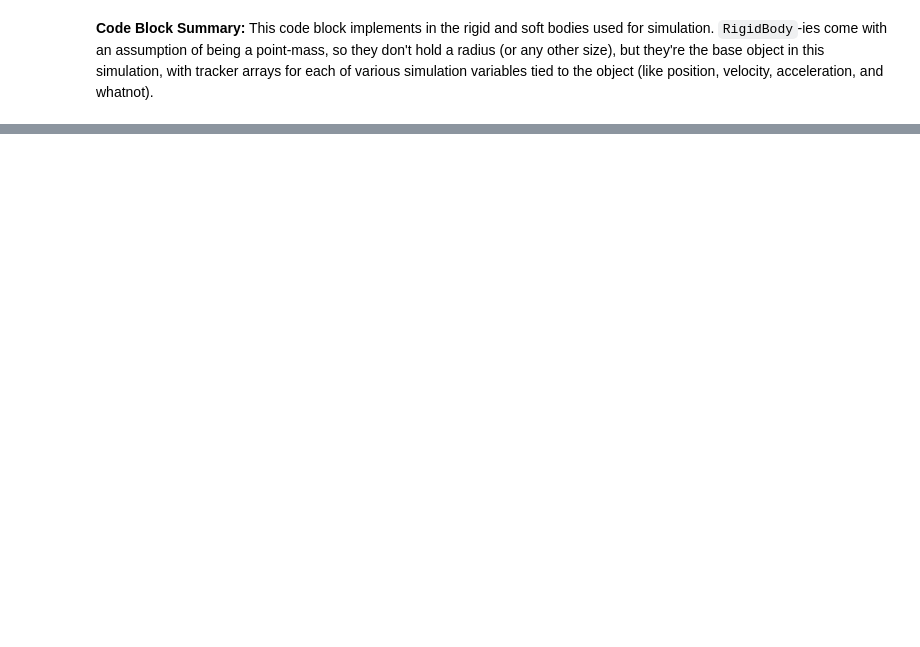
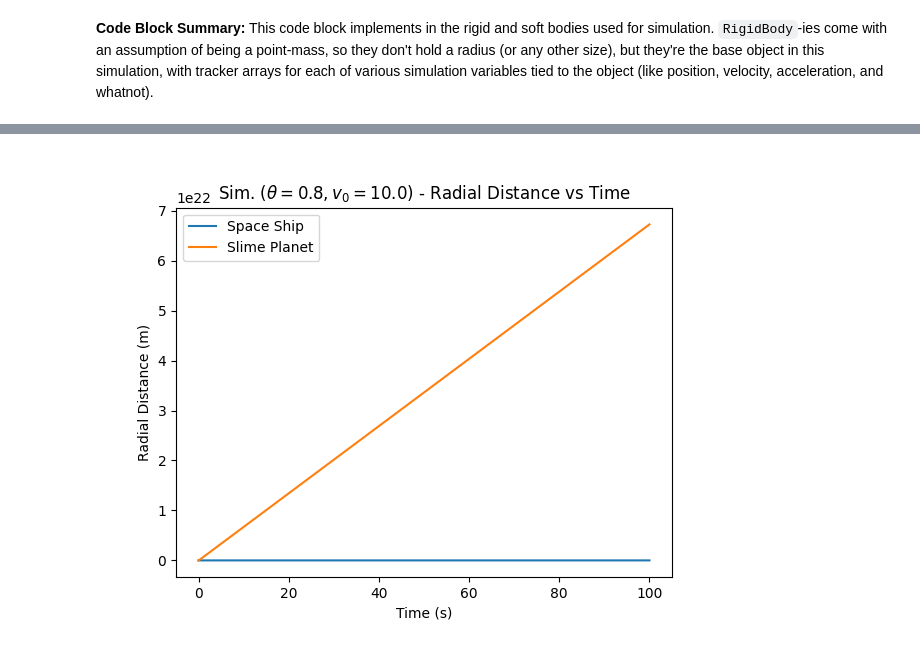
Before and after one commit to mufaro3/physics-210, a Jupyter notebook: Projects/project-1/project-1.ipynb, the cells around one changed output, grey strips where cells are left out. Cells and saved outputs as stored; diff of their text form; code cells hidden in the pictures; blank space fills up the shorter version.

```diff
--- a/Projects/project-1/project-1.ipynb
+++ b/Projects/project-1/project-1.ipynb
@@ -231,0 +253,12 @@ def simulate(objects, time_range, dt,
+# %%
+SLIME_PLANET_RADIUS=500 # m
+SLIME_STIFFNESS=200 # N/m^n - n=3/2
+SPHERICAL_GROWTH_EXPONENT=3/2
+SLIME_DAMPING_COEFFICIENT=5 # ns/m^n - n=3/2
+# %%
+SPACE_SHIP_INITIAL_POSITION=np.array([1,-1])
+SPACE_SHIP_INITIAL_DIRECTION=unit_vector([-1,1])
+SPACE_SHIP_INITIAL_FUEL_MASS=50.0 # kg
+# %%
+BLACK_HOLE_INITIAL_POSITION=np.array([0,0])
+BLACK_HOLE_MASS=1e4 # kg
@@ -322,0 +472,3 @@ simulate_all(black_hole, space_ship, slime_planet,
+# %%
+test = simulate(time_range=(0,100), dt=0.01,
+                angle=np.pi/4, initial_speed=10, animate_results=True)
@@ -322,0 +485,4 @@ simulate_all(black_hole, space_ship, slime_planet,
+# %%
+display(test.visualizations.distance_graph)
+# %% [output]
+[figure, added]
```
Also changed, not shown: parts of 31 cells of this notebook, 1 other file.
